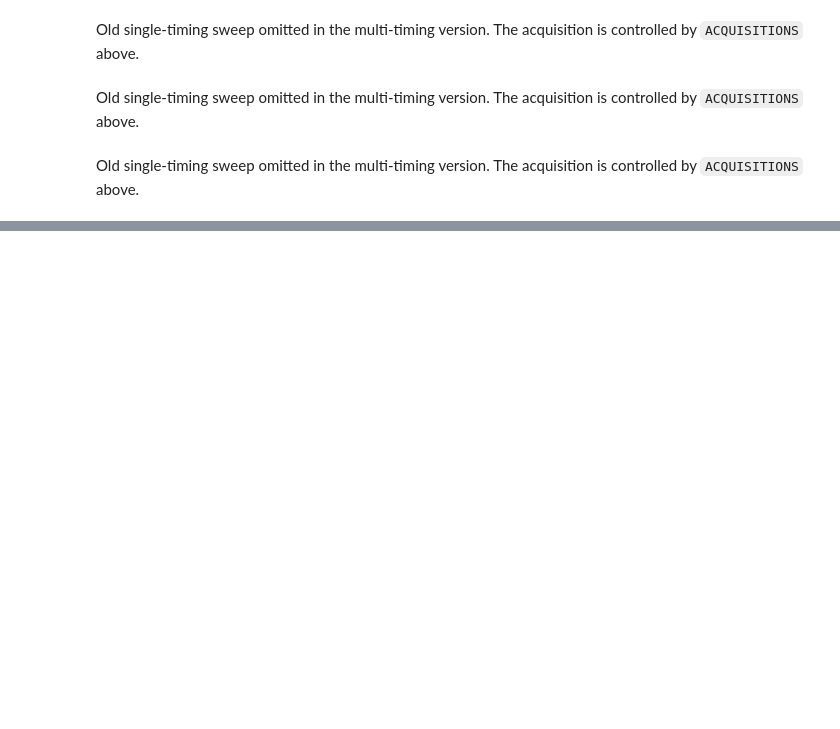
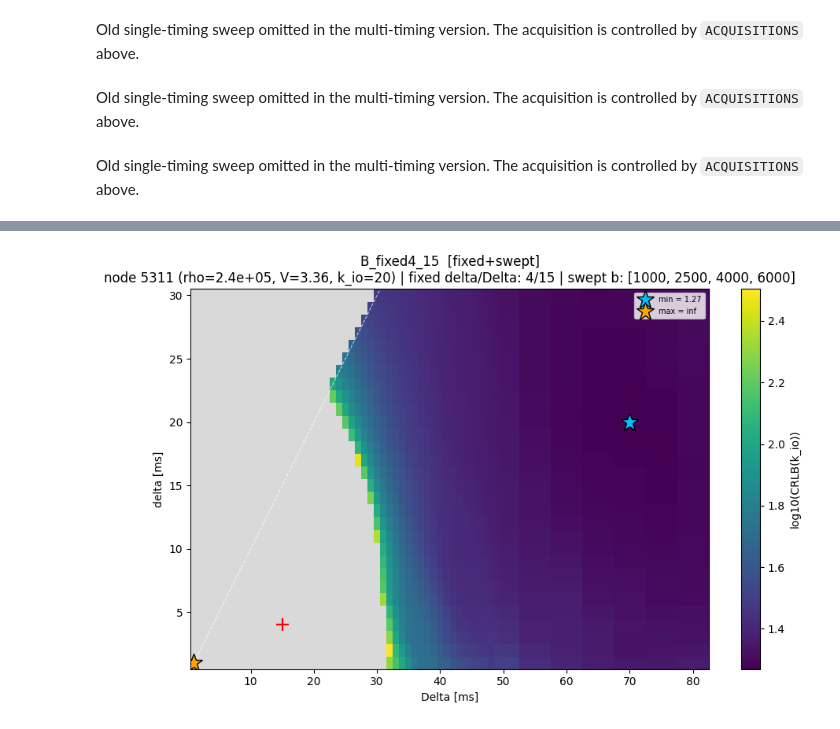
Before and after one commit to jadenfigger/Custom_MADI, a Jupyter notebook: analysis/phase2_barebones_multi_delta.ipynb, the cells around one changed output, grey strips where cells are left out. Saved outputs shown, nothing was run; the diff lists cells and outputs as text; code cells hidden in the pictures; blank space fills up the shorter version.

```diff
--- a/analysis/phase2_barebones_multi_delta.ipynb
+++ b/analysis/phase2_barebones_multi_delta.ipynb
@@ -460,0 +928,90 @@ Old single-timing sweep omitted in the multi-timing version. The acquisition is
+# %%
+# ---- map B: fixed timings plus one swept timing, with named-run comparison ---
+# Requires the registry cell above. Each cell of the map is the joint
+# acquisition HMB_FIXED + the swept pair, so it answers "given what I already
+# measure, what does one more timing buy me".
+#
+# HMB_METRIC picks what gets plotted (same three choices as map A):
+#   "ratio"          lambda3/lambda1, (0, 1], higher = better. HMB_PARAM ignored.
+#   "crlb"           Cramer-Rao bound of PARAMETER_ORDER[HMB_PARAM], lower = better.
+#   "relative_crlb"  fractional CRLB of that parameter, lower = better.
+# HMB_PARAM: 0 = log_rho, 1 = log_V, 2 = k_io. Only used for the crlb metrics.
+#
+# Give the run a name and it goes into the same HM_RUNS as map A, so a
+# fixed+swept run can be compared against a swept-only run directly -- as long
+# as both use the same metric (and same param, for the crlb metrics).
+
+HMB_RHO, HMB_V, HMB_KIO = RHO, V, K_IO         # parameter coordinate for the map
+
+# Fixed columns. Each row is (delta [ms], Delta [ms], [b-values]); rows may use
+# different b-value lists. Add as many rows as you like.
+HMB_FIXED = [
+    (4.0, 15.0, [1000, 2500, 4000, 6000]),
+]
+HMB_B     = [1000, 2500, 4000, 6000]           # b-values carried by the swept pair
+
+HMB_METRIC = "crlb"                           # "ratio" | "crlb" | "relative_crlb"
+HMB_PARAM  = 2                                 # 0=log_rho, 1=log_V, 2=k_io (crlb metrics only)
+
+HMB_NAME       = "B_fixed4_15"                # name this run in HM_RUNS ("" = don't store)
+HMB_COMPARE_TO = None                          # e.g. "A_b4" or an earlier B run
+HMB_CMP_MODE   = "log2ratio"                   # "log2ratio" | "ratio" | "diff"
+HMB_PANELS     = True                          # 3 panels (ref, current, change) vs change only
+
+HMB_NORM = False                               # True: divide the map by the fixed-only value
+HMB_LOG  = True                                # log10 colour scale on the map panels
+HMB_VMIN = None                                # colour limits, only used without a comparison
+HMB_VMAX = None
+HMB_MARK_EXTREMA = True                        # star the min and max cell
+
+HMB_NODE = node_at(HMB_RHO, HMB_V, HMB_KIO)
+
+# Fixed columns on their own, as the baseline the map is read against.
+try:
+    _r = analyze_acquisition(HMB_NODE, list(HMB_FIXED), averages=AVERAGES, snr=SNR,
+                             T2=T2_MS, t_epi=T_EPI_MS, trust_floor=0.0, rician_min=0.0,
+                             debias=DEBIAS, n0_eff=N0_EFF, g_max=np.inf, drop_b0=DROP_B0)
+    hmb_base, _base_ok = hm_field_value(_r, HMB_METRIC, HMB_PARAM)
+    if not _base_ok:
+        hmb_base = np.nan                      # inf isn't a usable normalisation base either
+except ValueError:
+    hmb_base = np.nan
+
+d, D, field, lam, counts = hm_sweep(HMB_NODE, HMB_B, fixed=HMB_FIXED,
+                                    metric=HMB_METRIC, param=HMB_PARAM)
+
+if HMB_NORM:
+    if not np.isfinite(hmb_base):
+        raise ValueError("HMB_NORM needs a finite fixed-only value; the fixed columns "
+                         "alone are not positive definite / not identifiable here")
+    field = field / hmb_base                   # 1 = the swept pair changed nothing
+
+hmb = hm_record(HMB_NAME or "(unnamed)", "fixed+swept", HMB_NODE, HMB_B, HMB_FIXED,
+                d, D, field, lam, counts, metric=HMB_METRIC, param=HMB_PARAM)
+if HMB_NORM:                                   # keep the registry honest about units
+    hmb["convention"] = f"({hmb['convention']}) / fixed-only"
+    # dividing by a positive constant doesn't flip which direction is better
+
+print(hm_describe(hmb))
+print(f"fixed alone: {hmb['convention'] if not HMB_NORM else hm_metric_label(HMB_METRIC, HMB_PARAM)[0]} = "
+      + (f"{hmb_base:.6g}" if np.isfinite(hmb_base) else "undefined (not positive definite / not identifiable)"))
+print(f"pairs: {counts[0]} with a finite value, {counts[1]} not positive definite / "
+      f"not identifiable, {counts[2]} unavailable")
+if counts[0]:
+    i_min = np.unravel_index(np.nanargmin(field), field.shape)
+    fmax = np.where(np.isfinite(field), field, -np.inf)      # ignore +inf cells for the max
+    i_max = np.unravel_index(np.nanargmax(fmax), field.shape)
+    print(f"min  {field[i_min]:.4g} at delta={d[i_min[0]]:.1f}, Delta={D[i_min[1]]:.1f} ms")
+    print(f"max  {field[i_max]:.4g} at delta={d[i_max[0]]:.1f}, Delta={D[i_max[1]]:.1f} ms")
+    print(f"({hmb['convention']}: {'higher' if hmb['higher_is_better'] else 'lower'} is better)")
+    if np.isfinite(hmb_base) and not HMB_NORM:
+        print(f"relative to fixed alone: min cell = {field[i_min] / hmb_base:.3g}x, "
+              f"max cell = {field[i_max] / hmb_base:.3g}x")
+
+hm_store(hmb)
+
+hm_show(hmb, ref=hm_get(HMB_COMPARE_TO) if HMB_COMPARE_TO else None,
+        cmp_mode=HMB_CMP_MODE, log=HMB_LOG, vmin=HMB_VMIN, vmax=HMB_VMAX,
+        marks=[(dd, DD) for dd, DD, _ in HMB_FIXED],
+        mark_extrema=HMB_MARK_EXTREMA, panels=HMB_PANELS)
+# %% [output]
@@ -460,0 +1026 @@ Old single-timing sweep omitted in the multi-timing version. The acquisition is
+[figure, added]
```
Also changed, not shown: parts of 7 cells of this notebook, 6 other files.
